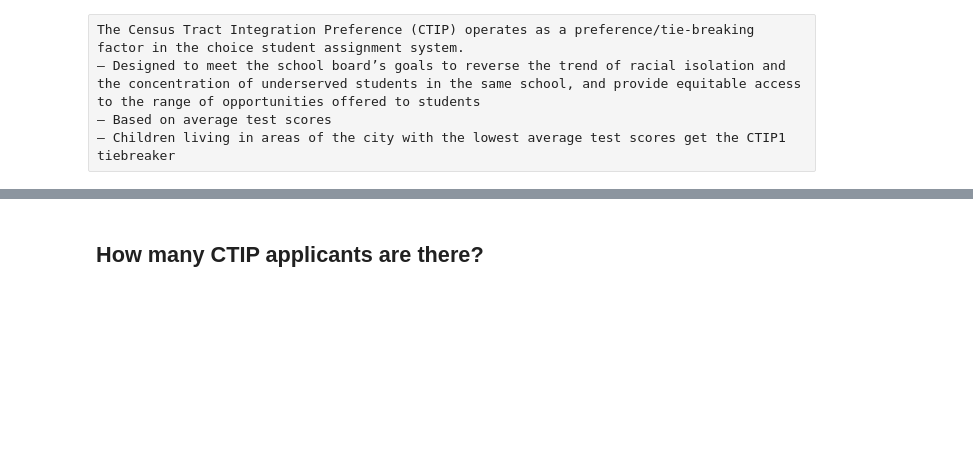
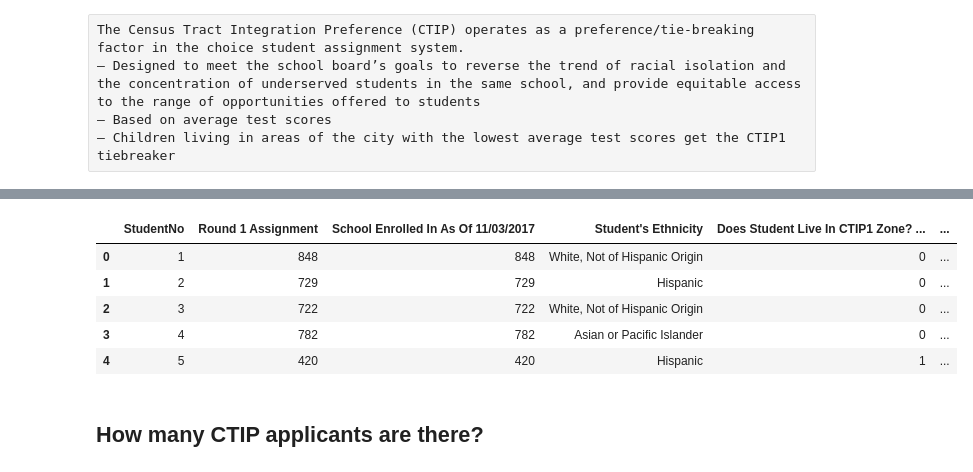
Before and after one commit to IreneFlorez/sf-kindergarten-lottery, a Jupyter notebook: KQED_SF_Kinder_Lottery.ipynb, the cells around one changed output, grey strips where cells are left out. Saved outputs shown, nothing was run; the diff lists cells and outputs as text; code cells hidden in the pictures; blank space fills up the shorter version.

```diff
--- a/KQED_SF_Kinder_Lottery.ipynb
+++ b/KQED_SF_Kinder_Lottery.ipynb
@@ -386,0 +327,2 @@ lotto['gottop3'].value_counts().plot(kind='bar');
+# %%
+lotto['listedlessthan10'] = np.where(lotto['choices'] < 10, 1,0)
@@ -394,3 +454,12 @@ The Census Tract Integration Preference (CTIP) operates as a preference/tie-brea
+# %%
+lotto_results.head()
+# %% [output]
+|  | StudentNo | Round 1 Assignment | School Enrolled In As Of 11/03/2017 | Student's Ethnicity | Does Student Live In CTIP1 Zone? ... | ... |
+| 0 | 1 | 848 | 848 | White, Not of Hispanic Origin | 0 | ... |
+| 1 | 2 | 729 | 729 | Hispanic | 0 | ... |
+| 2 | 3 | 722 | 722 | White, Not of Hispanic Origin | 0 | ... |
+| 3 | 4 | 782 | 782 | Asian or Pacific Islander | 0 | ... |
+| 4 | 5 | 420 | 420 | Hispanic | 1 | ... |
 # %% [markdown]
 ## How many CTIP applicants are there?
 # %% [markdown]
```
Also changed, not shown: parts of 85 cells of this notebook, 1 other file.
